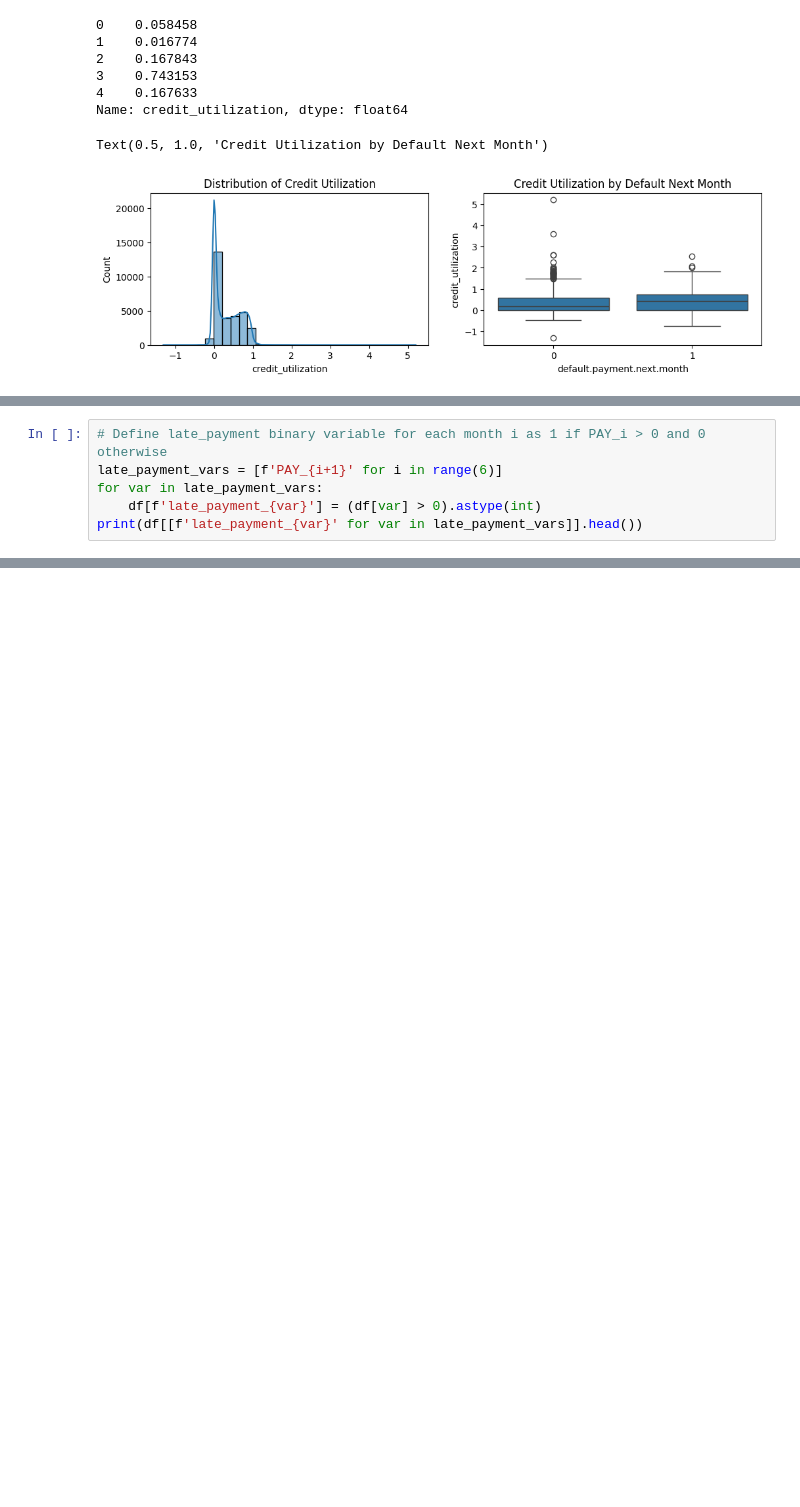
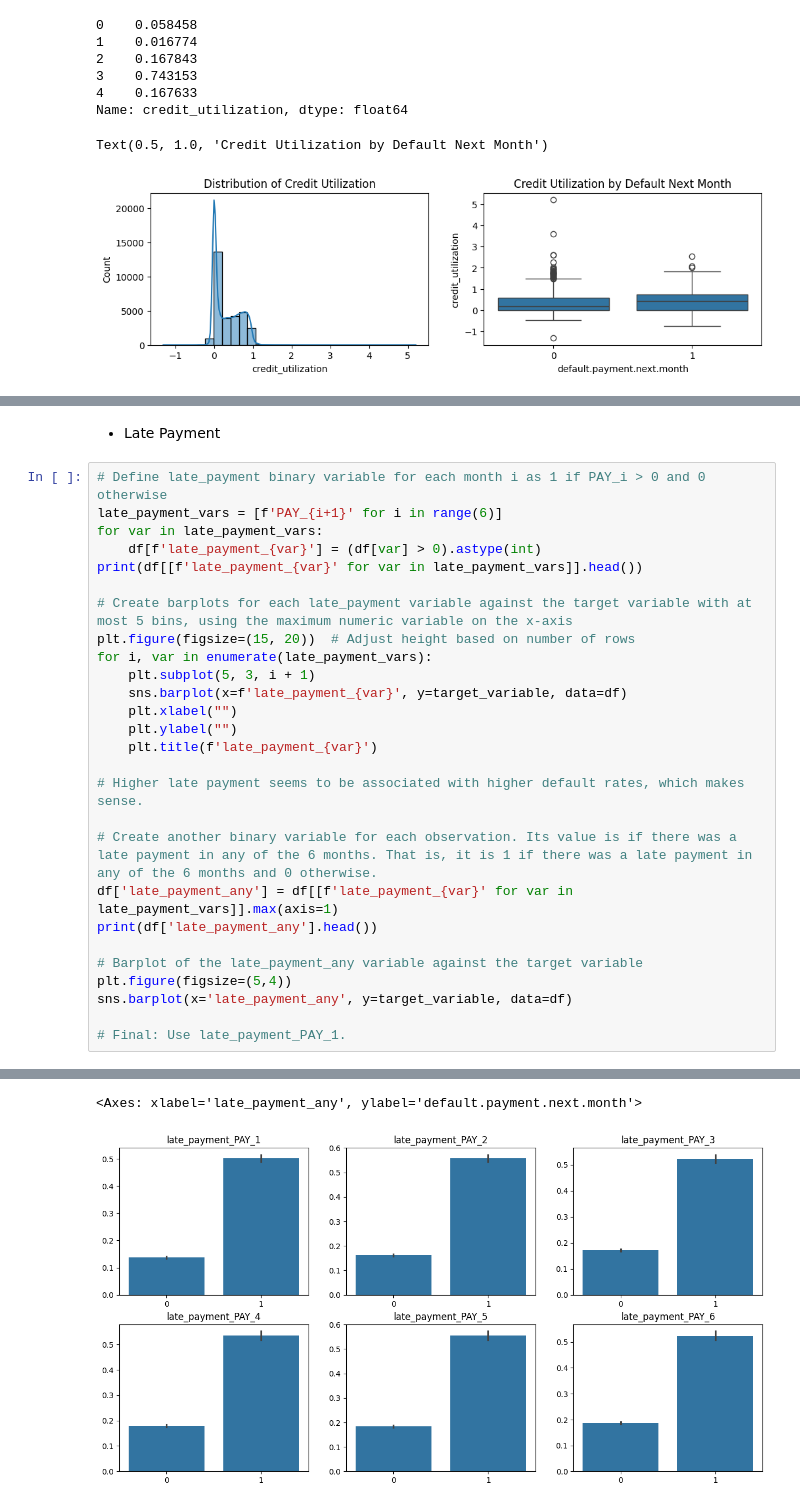
Before and after one commit to joseph-m-pasia/kg-default-of-credit-cards, a Jupyter notebook: notebooks/00_eda.ipynb, the cells around one changed output, grey strips where cells are left out. Cells and saved outputs as stored; diff of their text form; blank space fills up the shorter version.

```diff
--- a/notebooks/00_eda.ipynb
+++ b/notebooks/00_eda.ipynb
@@ -342,9 +390,32 @@ Text(0.5, 1.0, 'Credit Utilization by Default Next Month')
+# %% [markdown]
+* Late Payment
 # %%
 # Define late_payment binary variable for each month i as 1 if PAY_i > 0 and 0 otherwise
 late_payment_vars = [f'PAY_{i+1}' for i in range(6)]
 for var in late_payment_vars:
     df[f'late_payment_{var}'] = (df[var] > 0).astype(int)
 print(df[[f'late_payment_{var}' for var in late_payment_vars]].head())
+
+# Create barplots for each late_payment variable against the target variable with at most 5 bins, using the maximum numeric variable on the x-axis
+plt.figure(figsize=(15, 20))  # Adjust height based on number of rows
+for i, var in enumerate(late_payment_vars):
+    plt.subplot(5, 3, i + 1)
+    sns.barplot(x=f'late_payment_{var}', y=target_variable, data=df)
+    plt.xlabel("")
+    plt.ylabel("")
+    plt.title(f'late_payment_{var}')
+
+# Higher late payment seems to be associated with higher default rates, which makes sense.
+
+# Create another binary variable for each observation. Its value is if there was a late payment in any of the 6 months. That is, it is 1 if there was a late payment in any of the 6 months and 0 otherwise.
+df['late_payment_any'] = df[[f'late_payment_{var}' for var in late_payment_vars]].max(axis=1)
+print(df['late_payment_any'].head())
+
+# Barplot of the late_payment_any variable against the target variable
+plt.figure(figsize=(5,4))
+sns.barplot(x='late_payment_any', y=target_variable, data=df)
+
+# Final: Use late_payment_PAY_1.
 # %% [output]
    late_payment_PAY_1  late_payment_PAY_2  late_payment_PAY_3  \
 0                   1                   1                   0
@@ -361,0 +439,2 @@ print(df[[f'late_payment_{var}' for var in late_payment_vars]].head())
+<Axes: xlabel='late_payment_any', ylabel='default.payment.next.month'>
+[figure, added]
```
Also changed, not shown: parts of 16 cells of this notebook.
